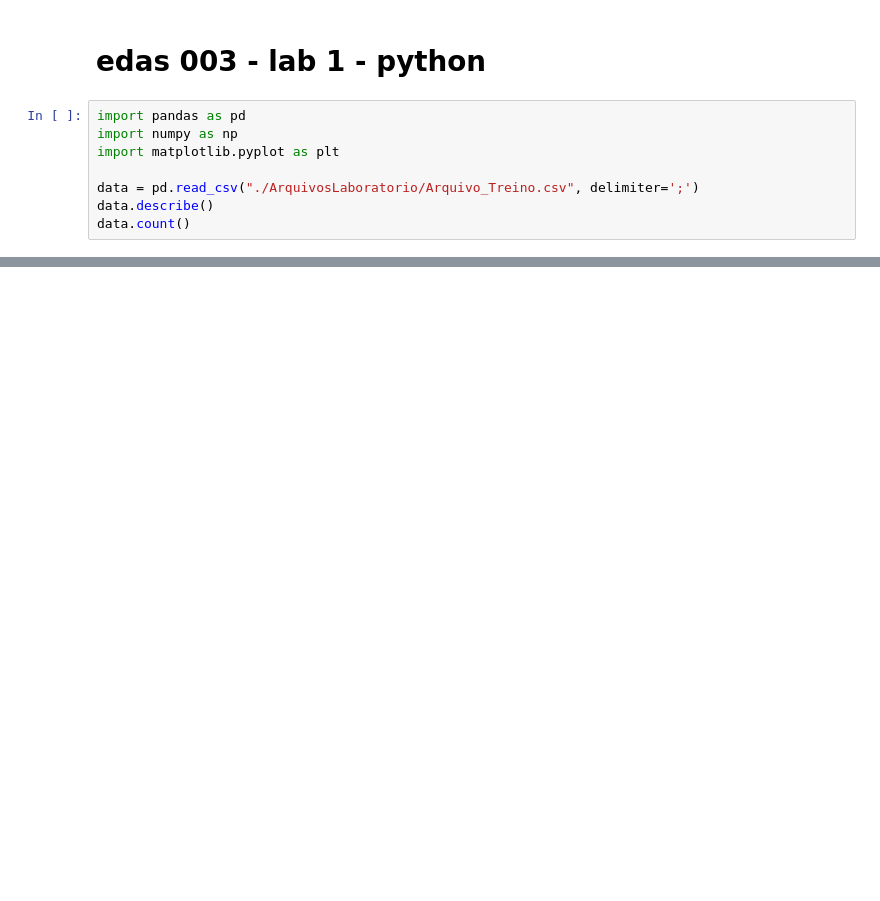
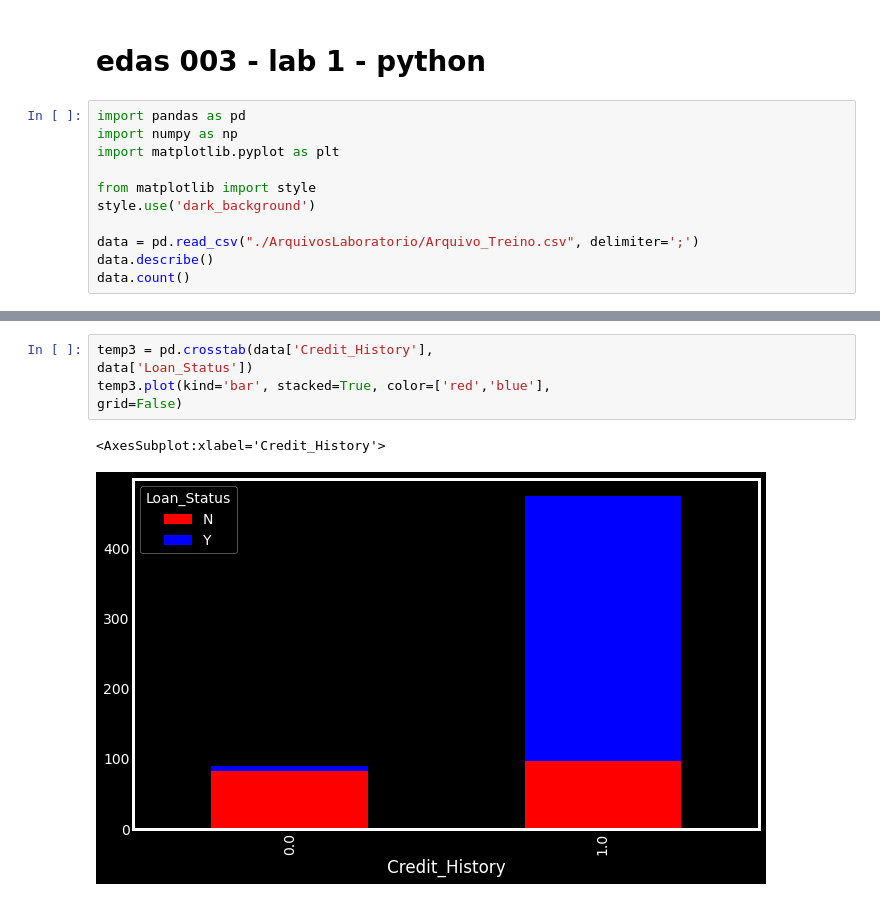
Before and after one commit to marcosbrigante/edas003, a Jupyter notebook: python/lab1-notebook.ipynb, the cells around one changed output, grey strips where cells are left out. Saved outputs shown, nothing was run; the diff lists cells and outputs as text; blank space fills up the shorter version.

```diff
--- a/python/lab1-notebook.ipynb
+++ b/python/lab1-notebook.ipynb
@@ -5,6 +5,9 @@ import pandas as pd
 import numpy as np
 import matplotlib.pyplot as plt
 
+from matplotlib import style
+style.use('dark_background')
+
 data = pd.read_csv("./ArquivosLaboratorio/Arquivo_Treino.csv", delimiter=';')
 data.describe()
 data.count()
@@ -126,0 +60,8 @@ temp2.plot(kind='bar', ax=ax2)
+# %%
+temp3 = pd.crosstab(data['Credit_History'],
+data['Loan_Status'])
+temp3.plot(kind='bar', stacked=True, color=['red','blue'],
+grid=False)
+# %% [output]
+<AxesSubplot:xlabel='Credit_History'>
+[figure, added]
```
Also changed, not shown: parts of 25 cells of this notebook, 5 other files.
